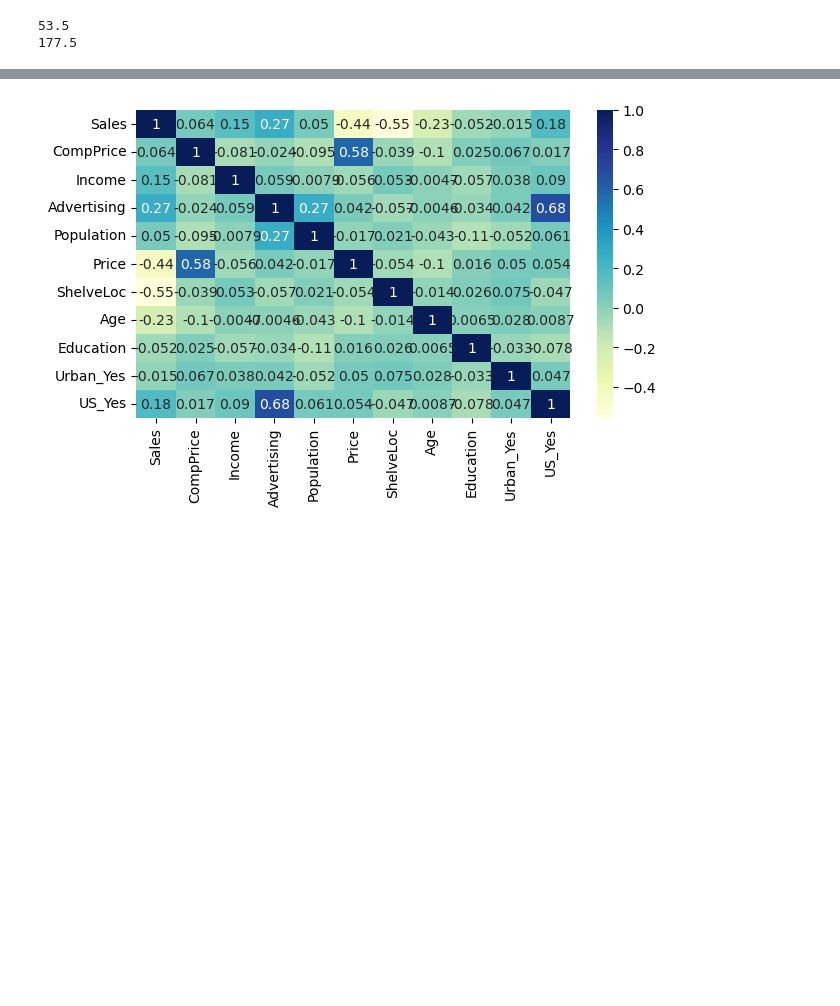
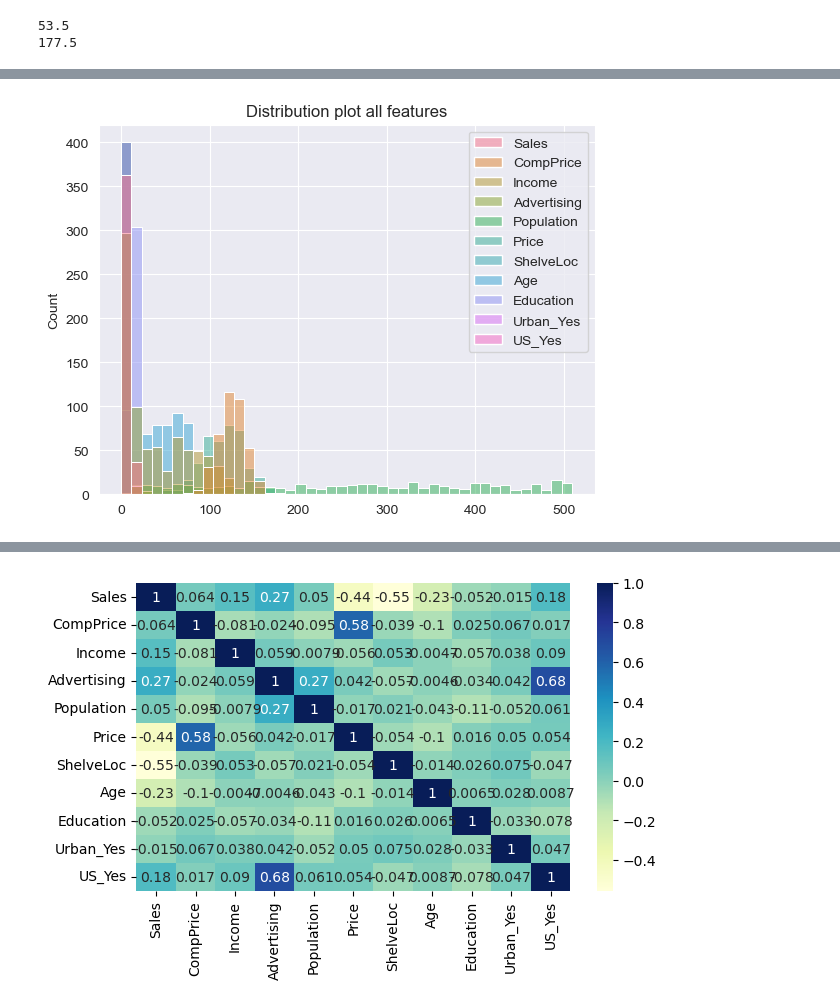
Before and after one commit to ananthu34/4902_Decision_Tree_ID3, a Jupyter notebook: Decision_Tree_Classification_ID3.ipynb, the cells around one changed output, grey strips where cells are left out. Saved outputs shown, nothing was run; the diff lists cells and outputs as text; code cells hidden in the pictures; blank space fills up the shorter version.

```diff
--- a/Decision_Tree_Classification_ID3.ipynb
+++ b/Decision_Tree_Classification_ID3.ipynb
@@ -248,0 +280,7 @@ plt.show()
+# %%
+#histogram visualization of all the features (columns) in the company_data dataset.
+sns.histplot(company_data)
+plt.title('Distribution plot all features')
+plt.show()
+# %% [output]
+[figure, added]
```
Also changed, not shown: parts of 26 cells of this notebook.
